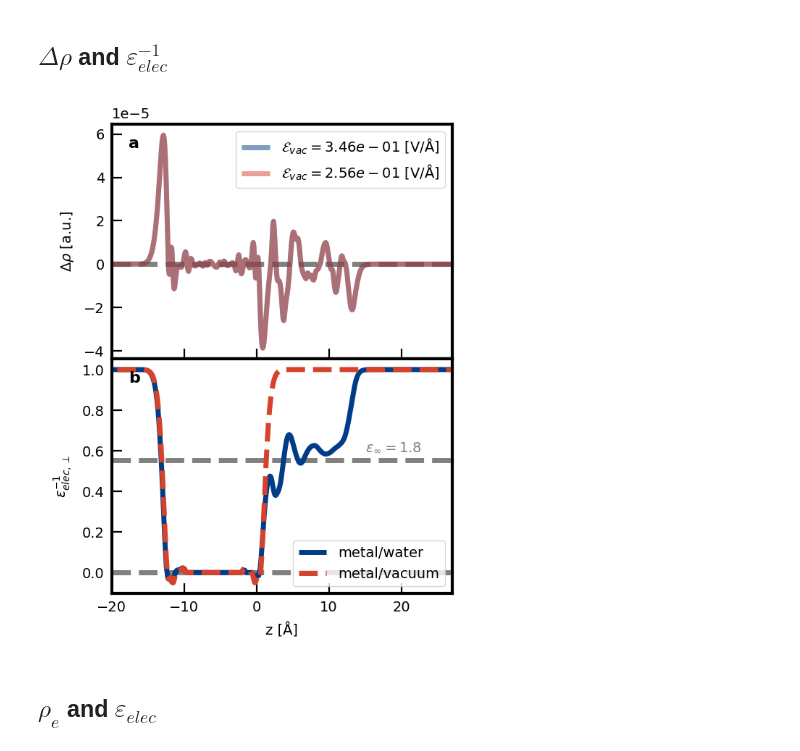
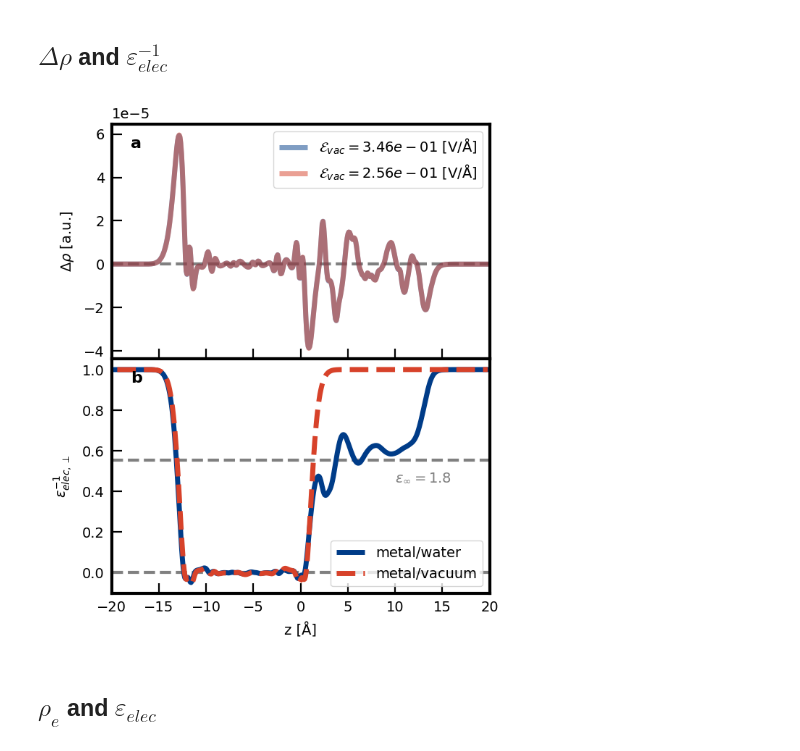
Before and after one commit to ChiahsinChu/2024-JCP-Pt111_dielectric_profile, a Jupyter notebook: pub_figs/make_figs.ipynb, the cells around one changed output. Drawn from its saved outputs; the diff is of its cells as text; code cells hidden in the pictures.

```diff
--- a/pub_figs/make_figs.ipynb
+++ b/pub_figs/make_figs.ipynb
@@ -85,7 +101,24 @@ out_data["water_polarizability"] = np.array(
+# %%
+out_data["orient_inveps"] = {}
+
+fname = "../06.orient_eps/00.spce_pc/inveps.pkl"
+data = load_dict(fname)
+x, y = fold_data(data["bins"], data["inveps"])
+out_data["orient_inveps"]["spce_pc"] = [x, y]
+
+fname = "../06.orient_eps/01.spce_gaussian/inveps.pkl"
+data = load_dict(fname)
+x, y = fold_data(data["bins"], data["inveps"])
+out_data["orient_inveps"]["spce_gaussian"] = [x, y]
+
+fname = "../06.orient_eps/02.cp2k_gaussian/inveps.pkl"
+data = load_dict(fname)
+x, y = fold_data(data["bins"], data["inveps"])
+out_data["orient_inveps"]["cp2k_gaussian"] = [x, y]
 # %% [markdown]
 ## $\Delta\rho$ and $\varepsilon^{-1}_{elec}$
 # %%
-fig, axs = plt.subplots(nrows=2, figsize=[2.7, 4], sharex=True)
+fig, axs = plt.subplots(nrows=2, figsize=[3, 4], sharex=True)
 
 ax = axs[0]
 
@@ -96,7 +129,7 @@ x = data["v_grid"] - data_info["lo"]["z_ave"]
 ys = data["rho_pol"]
 efield_vac = data["efield_vac"]
 
-ax.axhline(y=0.0, ls="--", color="gray")
+ax.axhline(y=0.0, ls="--", color="gray", lw=1.5)
 
 color = "blue"
 ax.plot(
@@ -113,41 +146,39 @@ ax.plot(
     color=color,
     alpha=0.5,
     label=r"$\mathcal{E}_{vac}=%.2e$ [V/Å]" % efield_vac[1],
 )
 
 ax.set_ylabel(r"$\Delta\rho$ [a.u.]")
 ax.grid(False)
 ax.legend()
 
 ax = axs[1]
 
-ax.axhline(y=0.0, ls="--", color="gray")
-ax.axhline(y=1 / 1.8, ls="--", color="gray")
+ax.axhline(y=0.0, ls="--", color="gray", lw=1.5)
+ax.axhline(y=1 / 1.8, ls="--", color="gray", lw=1.5)
 
 data = out_data["elec_inveps"]
 color = "blue"
 data = out_data["elec_inveps"]
 ax.plot(data[0], data[1], color=color, label="metal/water")
 color = "red"
 data = out_data["elec_inveps_metal"]
-x = np.concatenate([data[0], np.linspace(20, 27, 10)])
-y = np.concatenate([data[1], np.ones(10)])
-ax.plot(x, y, "--", color=color, label="metal/vacuum")
+ax.plot(data[0], data[1], "--", color=color, label="metal/vacuum")
 
 plot.ax_setlabel(ax, r"z [Å]", r"$\epsilon_{elec,\perp}^{-1}$")
-ax.text(15.0, 0.6, r"$\varepsilon_{\infty}=1.8$", color="gray")
+ax.text(10.0, 0.45, r"$\varepsilon_{\infty}=1.8$", color="gray")
 ax.legend(loc="lower right")
 
-ax.set_xlim(-20.0, 27.0)
+ax.set_xlim(-20.0, 20.0)
 fig.subplots_adjust(hspace=0.0)
 
 for ax, label in zip(axs, ["a", "b"]):
     plt.text(0.05, 0.9, label, transform=ax.transAxes, fontsize=8, fontweight="bold")
 
 fig.savefig("figs/Figure2.rho_pol_and_inveps.png", transparent=True)
 plt.show()
 # %% [output]
-[figure, old version]
+[figure, new version]
 # %% [markdown]
 ## $\rho_e$ and $\varepsilon_{elec}$
 # %%
```
Also changed, not shown: parts of 14 cells of this notebook, 37 other files.
